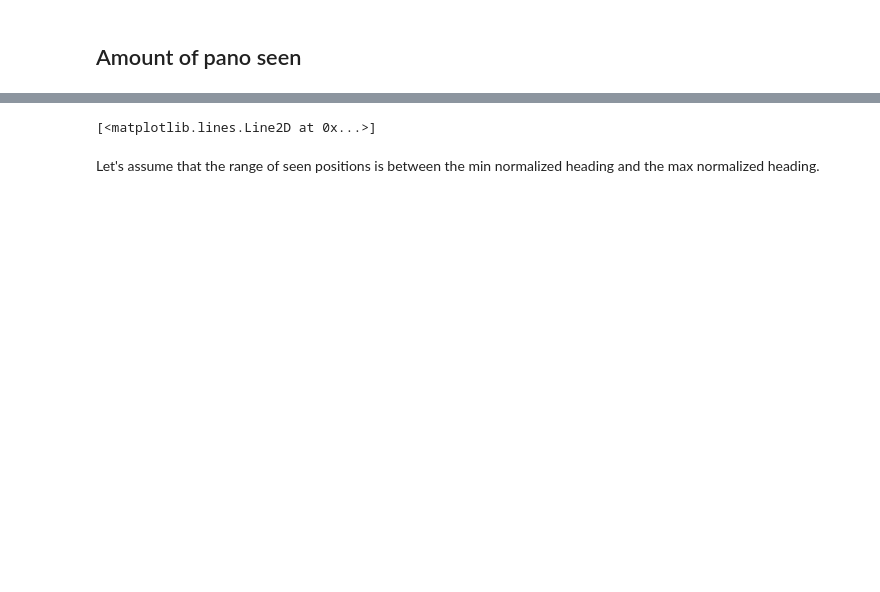
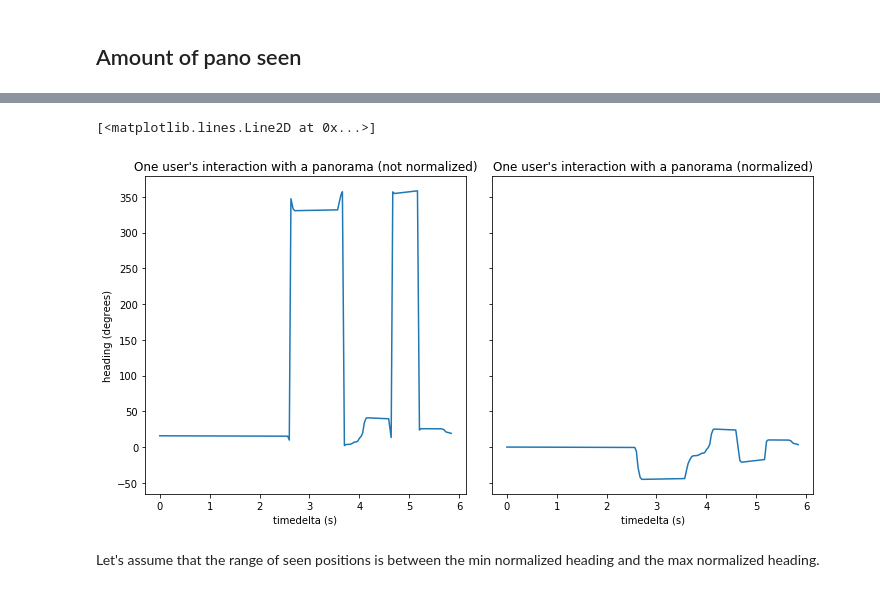
Before and after one commit to ProjectSidewalk/sidewalk-quality-analysis, a Jupyter notebook: sidewalk-user-quality-analysis-neil.ipynb, the cells around one changed output, grey strips where cells are left out. Saved outputs shown, nothing was run; the diff lists cells and outputs as text; code cells hidden in the pictures; blank space fills up the shorter version.

```diff
--- a/sidewalk-user-quality-analysis-neil.ipynb
+++ b/sidewalk-user-quality-analysis-neil.ipynb
@@ -208,6 +163,6 @@ u = df_interactions[df_interactions['user_id'] == 'bf16418a-4c99-4fd6-99c6-7e8b4
 # %%
 # k = u[(u['gsv_panorama_id'] == 'yswXpbti65Rk8pcuuB5IAQ') & (u['action'] == 'POV_Changed')]
-k = u[(u['gsv_panorama_id'] == np.random.choice(u['gsv_panorama_id'].unique())) & (u['action'] == 'POV_Changed')]
+k = u[(u['gsv_panorama_id'] == 'CLoDdiJDFuIOL8E9ggE_Bw') & (u['action'] == 'POV_Changed')]
 # %%
 timestamps = k['timestamp'].apply(lambda x: parse(x))
 timedeltas = (timestamps - timestamps.iloc[0]).apply(lambda x: x.total_seconds())
@@ -223,14 +178,14 @@ def range_headings(heading_list):
     norm = normalize_headings(heading_list)
     return pd.Series({'min': np.min(norm), 'max': np.max(norm)})
 # %%
-fig, ax = plt.subplots(ncols=2, sharey=True)
+fig, ax = plt.subplots(ncols=2, sharey=True, figsize=(10, 5))
 fig.tight_layout()
 ax[0].set_title('One user\'s interaction with a panorama (not normalized)')
 ax[0].set_ylabel('heading (degrees)')
 ax[0].set_xlabel('timedelta (s)')
-ax[0].plot(timedeltas, headings, label=k['gsv_panorama_id'].iloc[0])
+ax[0].plot(timedeltas, headings)
 
 ax[1].set_title('One user\'s interaction with a panorama (normalized)')
 ax[1].set_xlabel('timedelta (s)')
-ax[1].plot(timedeltas, normalize_headings(headings), label=k['gsv_panorama_id'].iloc[0])
+ax[1].plot(timedeltas, normalize_headings(headings))
 # %% [output]
@@ -239,4 +192,5 @@ ax[1].plot(timedeltas, normalize_headings(headings), label=k['gsv_panorama_id'].
 [<matplotlib.lines.Line2D at 0x...>]
+[figure, added]
 # %% [markdown]
 Let's assume that the range of seen positions is between the min normalized heading and the max normalized heading.
 # %%
```
Also changed, not shown: parts of 40 cells of this notebook.
